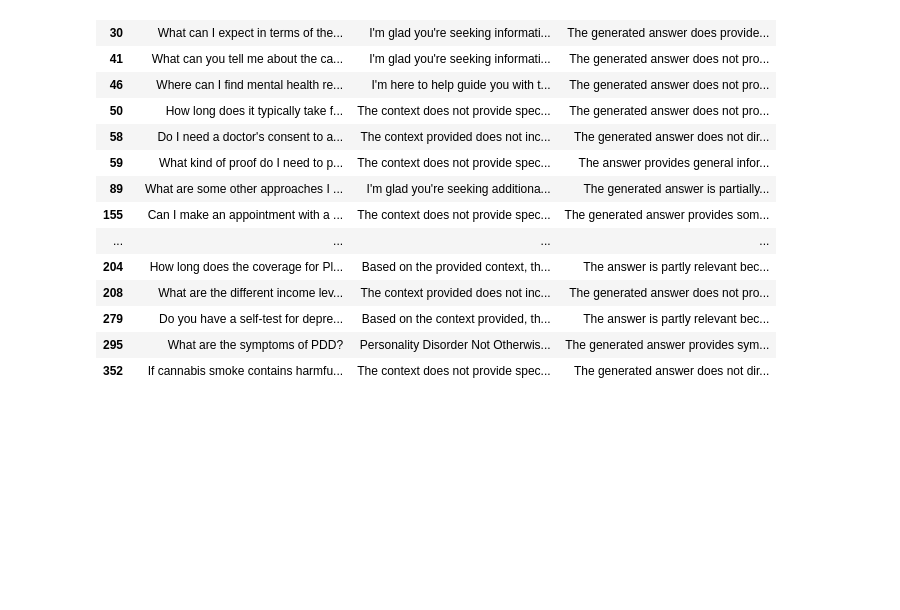
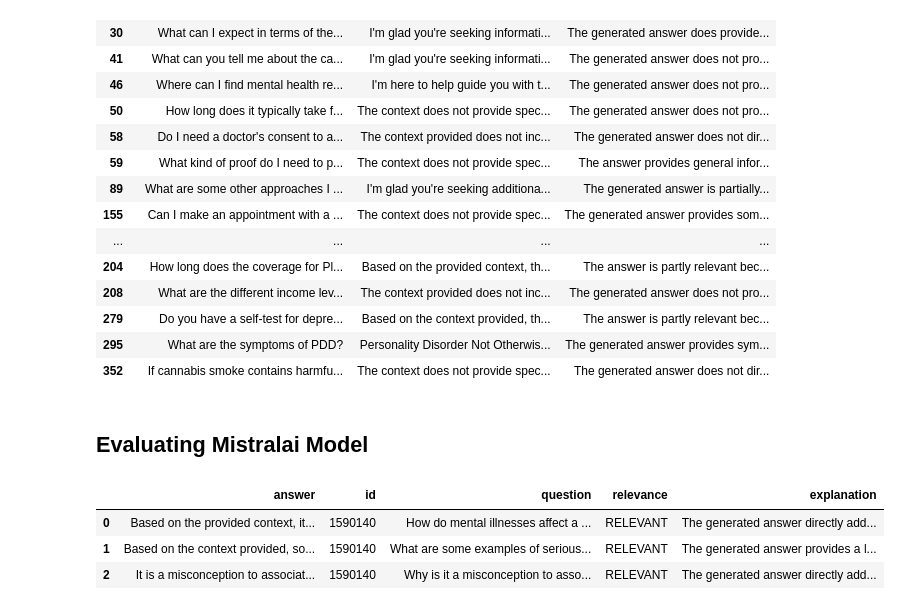
Before and after one commit to KimathiNewton/mental_health_assistant, a Jupyter notebook: notebooks/rag_evaluation.ipynb, the cells around one changed output. Saved outputs shown, nothing was run; the diff lists cells and outputs as text; code cells hidden in the pictures; blank space fills up the shorter version.

Commit message:
Rag evaluation using LLm as a judge

```diff
--- a/notebooks/rag_evaluation.ipynb
+++ b/notebooks/rag_evaluation.ipynb
@@ -491,3 +462,39 @@ partly_relevant_answers[['question','answer','explanation']]
 | 352 | If cannabis smoke contains harmfu... | The context does not provide spec... | The generated answer does not dir... |
 # %%
 df_eval.to_csv('../dataset/rag-eval-mistral.csv', index=False)
+# %% [markdown]
+## Evaluating Mistralai Model
+# %%
+evaluations_llama = []
+
+for record in tqdm(ground_truth):
+    question = record['question']
+    answer_llm = rag(question, model='llama3-70b-8192')
+
+    prompt = prompt2_template.format(
+        question=question,
+        answer_llm=answer_llm
+    )
+
+    evaluation = llm(prompt,model='llama3-70b-8192')
+    evaluation = json.loads(evaluation)
+
+    evaluations_llama.append((record, answer_llm, evaluation))
+# %%
+df_eval_llama = pd.DataFrame(evaluations_llama, columns=['record', 'answer', 'evaluation'])
+
+df_eval_llama['id'] = df_eval_llama.record.apply(lambda d: d['id'])
+df_eval_llama['question'] = df_eval_llama.record.apply(lambda d: d['question'])
+
+df_eval_llama['relevance'] = df_eval_llama.evaluation.apply(lambda d: d['Relevance'])
+df_eval_llama['explanation'] = df_eval_llama.evaluation.apply(lambda d: d['Explanation'])
+
+del df_eval_llama['record']
+del df_eval_llama['evaluation']
+# %%
+df_eval_llama.head(3)
+# %% [output]
+|  | answer | id | question | relevance | explanation |
+| 0 | Based on the provided context, it... | 1590140 | How do mental illnesses affect a ... | RELEVANT | The generated answer directly add... |
+| 1 | Based on the context provided, so... | 1590140 | What are some examples of serious... | RELEVANT | The generated answer provides a l... |
+| 2 | It is a misconception to associat... | 1590140 | Why is it a misconception to asso... | RELEVANT | The generated answer directly add... |
```
Also changed, not shown: parts of 3 cells of this notebook.
